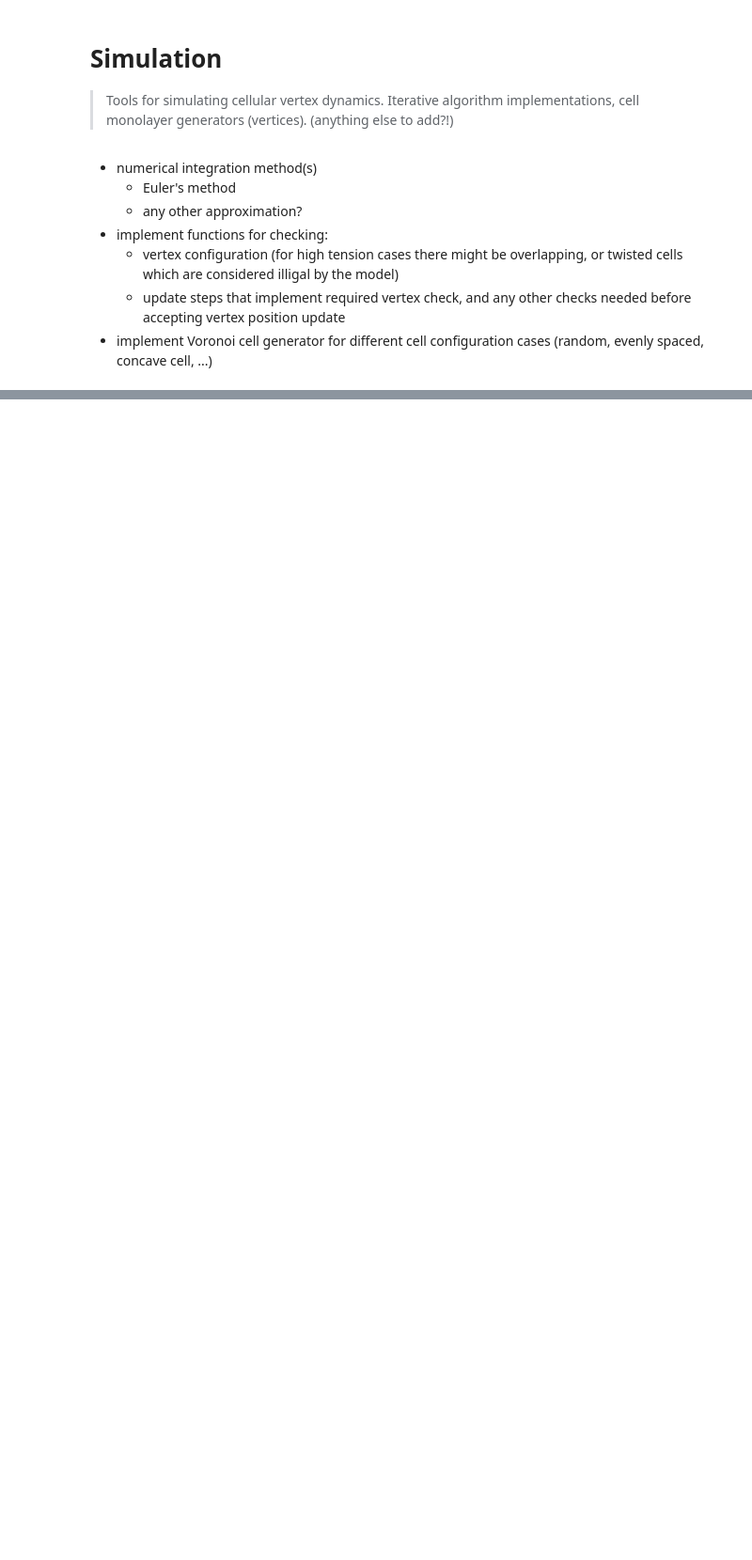
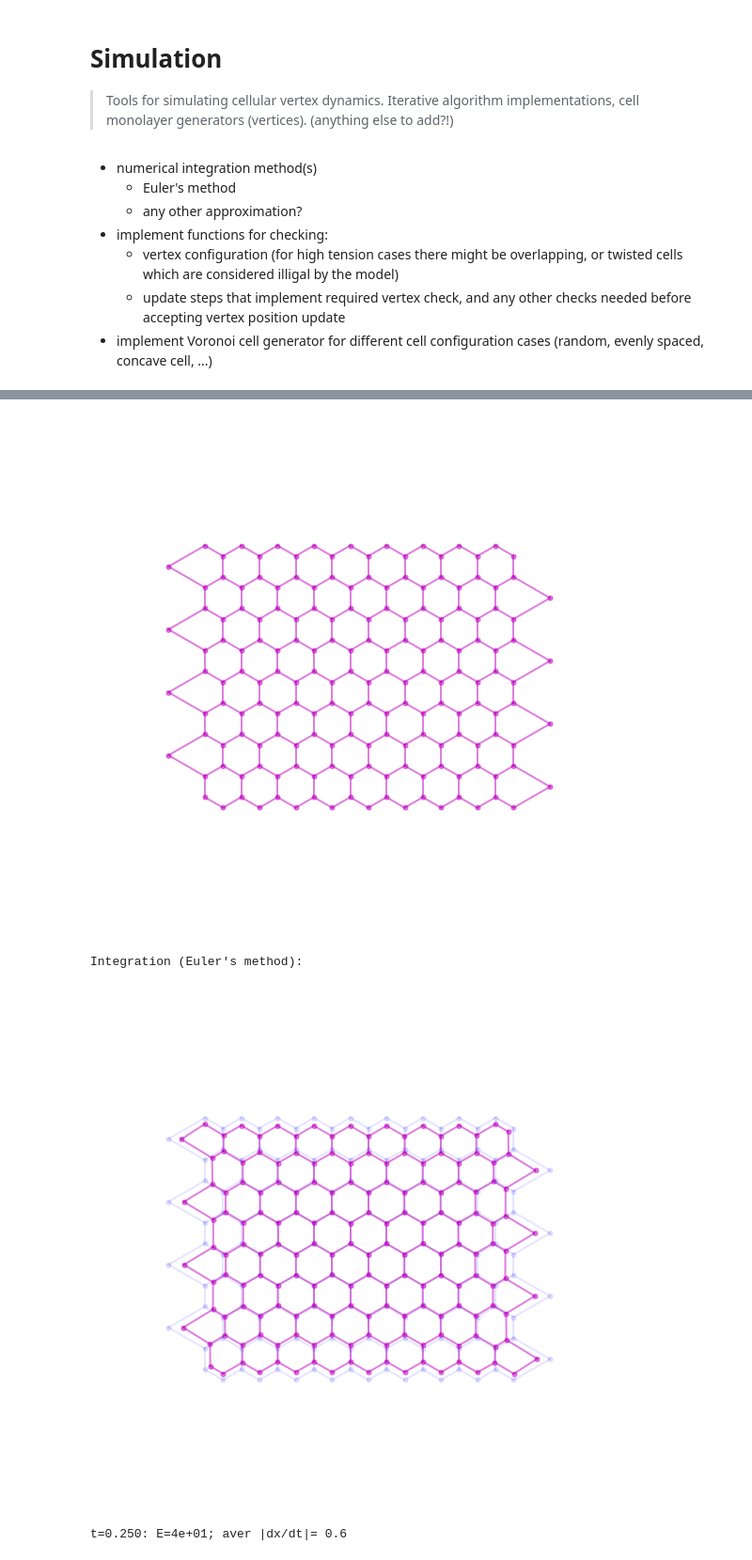
Before and after one commit to mshagirov/vertex_simulation, a Jupyter notebook: nbs/01_simulation.ipynb, the cells around one changed output, grey strips where cells are left out. Shown at 94% size. Saved outputs shown, nothing was run; the diff lists cells and outputs as text; code cells hidden in the pictures; blank space fills up the shorter version.

```diff
--- a/nbs/01_simulation.ipynb
+++ b/nbs/01_simulation.ipynb
@@ -28,0 +112,65 @@ import torch, numpy as np, matplotlib.pylab as plt
+# %%
+#hide
+edge_list,cells = VoronoiRegions2Edges(vrn.regions)
+# using Voronoi tesselation from above:
+verts = Vertex(vrn.vertices)
+edges = torch.tensor(edge_list)
+
+cell_graph = Monolayer(vertices=Vertex(vrn.vertices.copy()), edges=edges, cells=cells)
+cell_graph.vertices.requires_grad_(True)
+
+# initial state
+figsize=[10,10]
+plt.figure(figsize=figsize)
+plot_graph(vrn.vertices,cell_graph.edges,plot_arg=['m-','m.'],alphas=[.5])
+axs_lims = np.array(plt.axis())
+hw = 1.25*(axs_lims[1::2]-axs_lims[0::2])/2
+xy_0 = [axs_lims[:2].mean(), axs_lims[2:].mean()]
+axs_lims = [xy_0[0]-hw[0],xy_0[0]+hw[0],xy_0[1]-hw[1],xy_0[1]+hw[1]]
+plt.axis(axs_lims)
+plt.show()
+
+# Define energy function
+k=1.0
+energy = lambda p,a: torch.sum((p-5)**2)+torch.sum((a-2.3)**2) #
+# Numerical integration
+Dt = 2**-12 # time step size
+t = [0]
+Energies = []
+Forces = []
+print('Integration (Euler\'s method):')
+t_total = 2**12
+for n in range(t_total):
+    cell_graph.set_zero_grad_() # reset grad accumulator
+    E = energy(cell_graph.perimeter(),cell_graph.area())  # total potential energy of the system
+    Energies.append(E.item()) # E(t-1)
+    E.backward() # compute gradients
+    dxdt = -cell_graph.get_vertex_grad() # dx/dt=-dE/dx
+    # Update vertex position
+    with torch.no_grad():
+        cell_graph.vertices.x += dxdt*Dt
+        Forces.append(torch.norm(dxdt,dim=1).mean().item())
+    t.append(t[-1]+Dt)
+    if round((n+1)%(t_total/4))==0:
+        plt.figure(figsize=figsize)
+        plot_graph(vrn.vertices,cell_graph.edges,plot_arg=['b-','b.'],alphas=[.1])
+        plot_graph(cell_graph.vertices.x.detach(),cell_graph.edges,plot_arg=['m-','m.'],alphas=[.5])
+        plt.axis(axs_lims)
+        plt.show()
+        mean_grad = torch.norm(dxdt,dim=1).mean().item()
+        print(f't={t[-1]:2.3f}: E={E.item():1.1g}; aver |dx/dt|= {mean_grad:1.1g}')
+Energies.append( energy(cell_graph.perimeter(),cell_graph.area()).item() )
+plt.figure(figsize=[5,3])
+plt.plot(t,Energies);plt.xlabel('time');plt.ylabel('energy');
+# add forces (except last frame)
+ax2=plt.gca().twinx()
+ax2.set_ylabel('Average $|F|$',color='red')
+ax2.plot(t[:-1],Forces,'r-',alpha=.4,lw=4)
+plt.show()
+# Print final Perimeters and Areas
+print(f"Perimeters:{cell_graph.perimeter().detach().squeeze()}\nAreas:{cell_graph.area().detach()}")
+# %% [output]
+[figure, added]
+Integration (Euler's method):
+[figure, added]
+t=0.250: E=4e+01; aver |dx/dt|= 0.6
```
Also changed, not shown: parts of 13 cells of this notebook, 4 other files.
